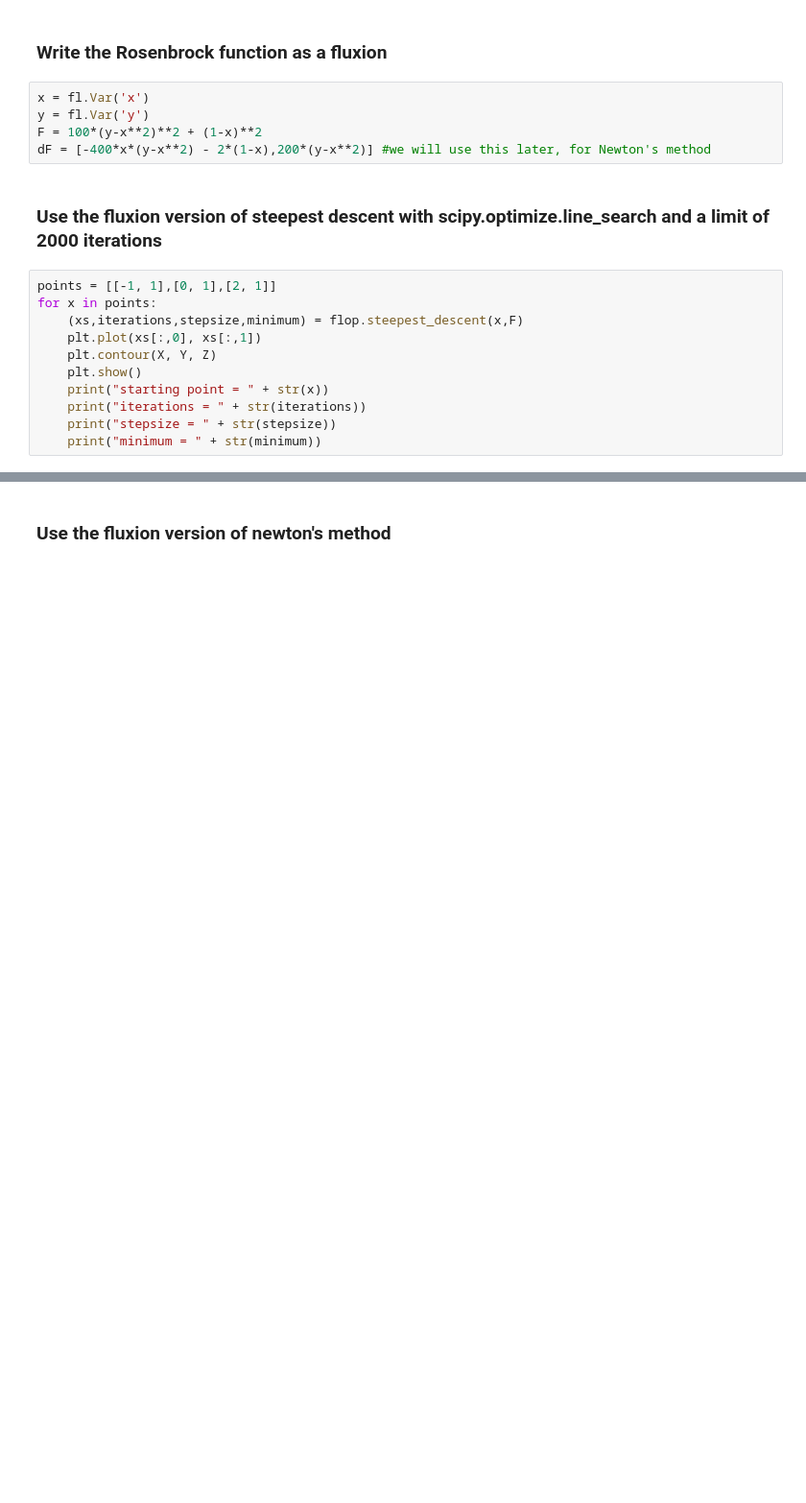
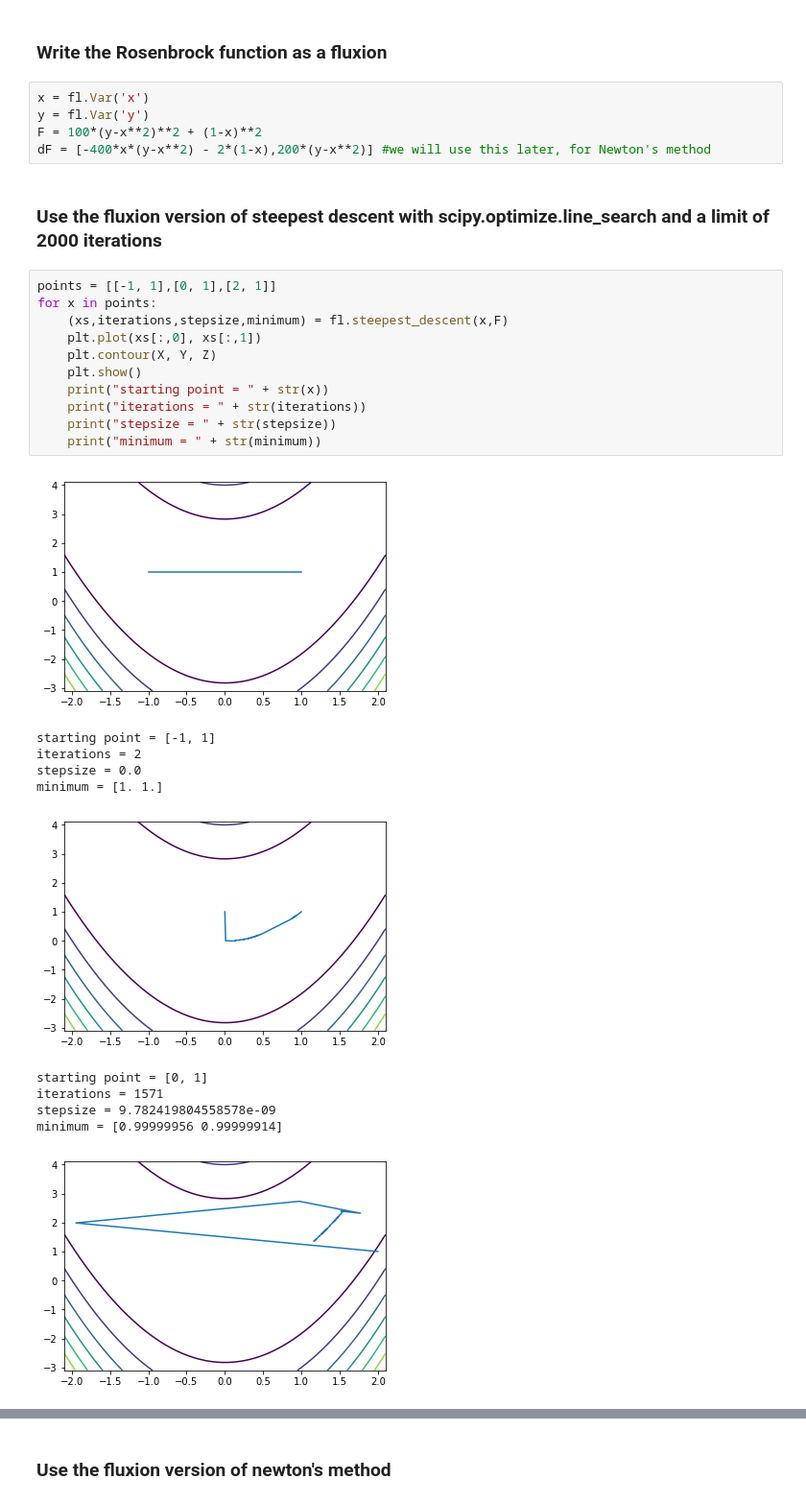
Before and after one commit to CS207-Final-Project-Group-10/cs207-FinalProject, a Jupyter notebook: presentation/presentation.ipynb, the cells around one changed output, grey strips where cells are left out. Shown at 96% size. Drawn from its saved outputs; the diff is of its cells as text; blank space fills up the shorter version.

```diff
--- a/presentation/presentation.ipynb
+++ b/presentation/presentation.ipynb
@@ -229,11 +262,23 @@ dF = [-400*x*(y-x**2) - 2*(1-x),200*(y-x**2)] #we will use this later, for Newto
 # %%
 points = [[-1, 1],[0, 1],[2, 1]]
 for x in points:
-    (xs,iterations,stepsize,minimum) = flop.steepest_descent(x,F)
+    (xs,iterations,stepsize,minimum) = fl.steepest_descent(x,F)
     plt.plot(xs[:,0], xs[:,1])
     plt.contour(X, Y, Z)
     plt.show()
     print("starting point = " + str(x))
     print("iterations = " + str(iterations))
     print("stepsize = " + str(stepsize))
     print("minimum = " + str(minimum))
+# %% [output]
+[figure, added]
+starting point = [-1, 1]
+iterations = 2
+stepsize = 0.0
+minimum = [1. 1.]
+[figure, added]
+starting point = [0, 1]
+iterations = 1571
+stepsize = 9.782419804558578e-09
+minimum = [0.99999956 0.99999914]
+[figure, added]
```
Also changed, not shown: parts of 23 cells of this notebook, 2 other files.
